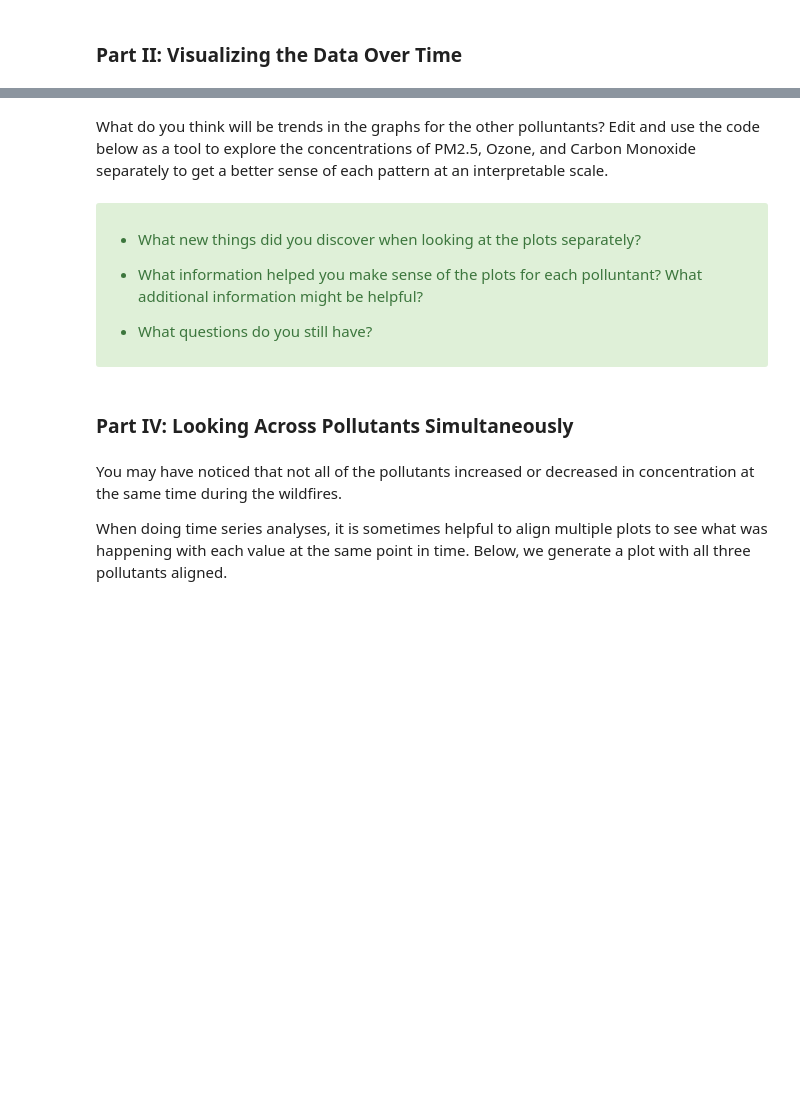
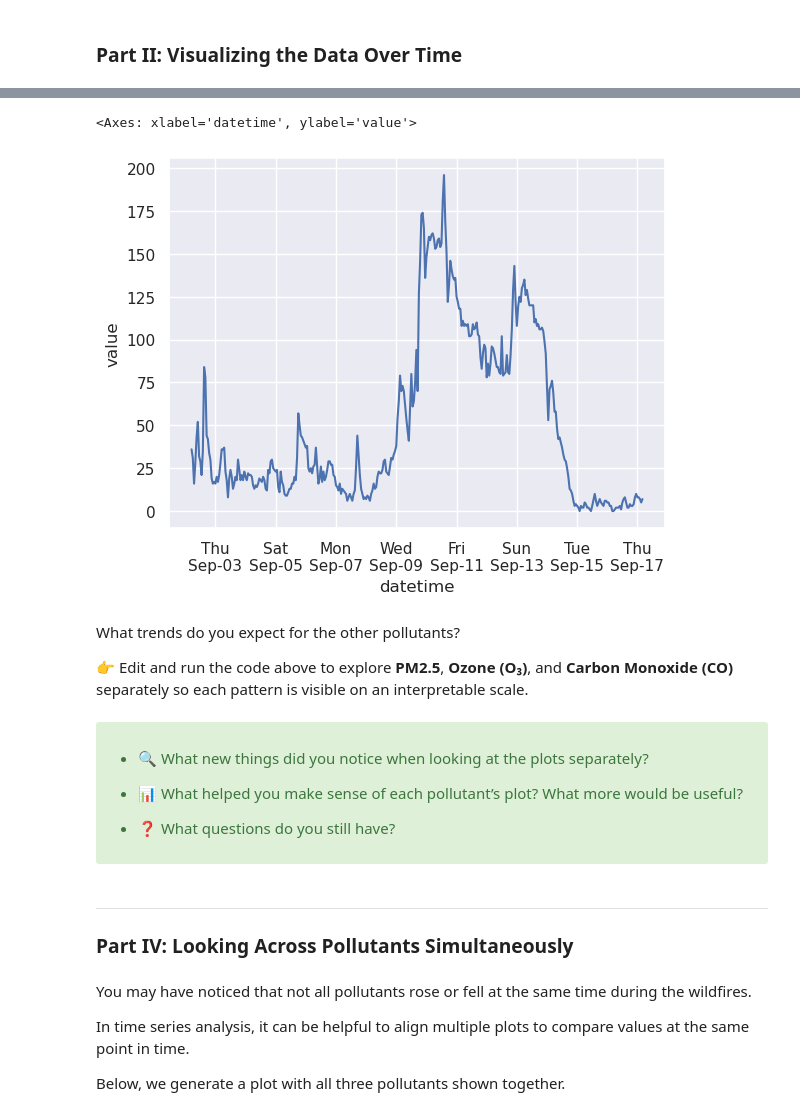
Before and after one commit to CalCoRE/show-your-work, a Jupyter notebook: timeseries/TimeSeriesPython.ipynb, the cells around one changed output, grey strips where cells are left out. Cells and saved outputs as stored; diff of their text form; code cells hidden in the pictures; blank space fills up the shorter version.

```diff
--- a/timeseries/TimeSeriesPython.ipynb
+++ b/timeseries/TimeSeriesPython.ipynb
@@ -291,42 +417,45 @@ Since these pollutants are measured and interpreted using very different scales,
 # %%
-## FORMATTING STUFF
-# set the date format, like we did in the first example above
-date_format = mdates.DateFormatter('%a\n%b-%d')  # set the format
-plt.gca().xaxis.set_major_formatter(date_format) # give format to the plot
+# ----- Formatting -----
+# Show weekday on one line, month-day on the next
+date_format = mdates.DateFormatter('%a\n%b-%d')
+plt.gca().xaxis.set_major_formatter(date_format)
 
-# we have lots of days, so let's only add a tick to the axis
-# for every 48 hours
-locator = mdates.HourLocator(interval=48)  # set the format
-plt.gca().xaxis.set_major_locator(locator) # give the format to the plot
+# Show a tick every 48 hours
+locator = mdates.HourLocator(interval=48)
+plt.gca().xaxis.set_major_locator(locator)
 
-## FILTER TO THE POLLUTANT
-filter = fire_data['pollutant']=="PM2.5" # this filters to just PM2.5 data
+# ----- Filter to pollutant -----
+pm25_data = fire_data[fire_data['pollutant'] == "PM2.5"] #Try Here
 
-sns.lineplot(data=fire_data[filter], x='datetime', y='value')
+# ----- Plot -----
+sns.lineplot(data=pm25_data, x='datetime', y='value')
+# %% [output]
+<Axes: xlabel='datetime', ylabel='value'>
+[figure, added]
 # %% [markdown]
-What do you think will be trends in the graphs for the other polluntants? Edit and use the code below as a tool to explore the concentrations of PM2.5, Ozone, and Carbon Monoxide separately to get a better sense of each pattern at an interpretable scale.
+What trends do you expect for the other pollutants?
+
+👉 Edit and run the code above to explore **PM2.5**, **Ozone (O₃)**, and **Carbon Monoxide (CO)** separately so each pattern is visible on an interpretable scale.
 # %% [markdown]
 <div class="alert alert-success">
 
-* What new things did you discover when looking at the plots separately?
+* 🔍 What new things did you notice when looking at the plots separately?
 
+* 📊 What helped you make sense of each pollutant’s plot? What more would be useful?
 
-
-* What information helped you make sense of the plots for each polluntant? What additional information might be helpful?
-
-
-
-* What questions do you still have?
-
-
+* ❓ What questions do you still have?
 
 </div>
 # %% [markdown]
+---
+
 ### Part IV: Looking Across Pollutants Simultaneously
 # %% [markdown]
-You may have noticed that not all of the pollutants increased or decreased in concentration at the same time during the wildfires.
+You may have noticed that not all pollutants rose or fell at the same time during the wildfires.
 
-When doing time series analyses, it is sometimes helpful to align multiple plots to see what was happening with each value at the same point in time. Below, we generate a plot with all three pollutants aligned.
+In time series analysis, it can be helpful to align multiple plots to compare values at the same point in time.
+
+Below, we generate a plot with all three pollutants shown together.
 # %%
 g = sns.FacetGrid(fire_data,
                   row="pollutant",
```
Also changed, not shown: parts of 44 cells of this notebook.
